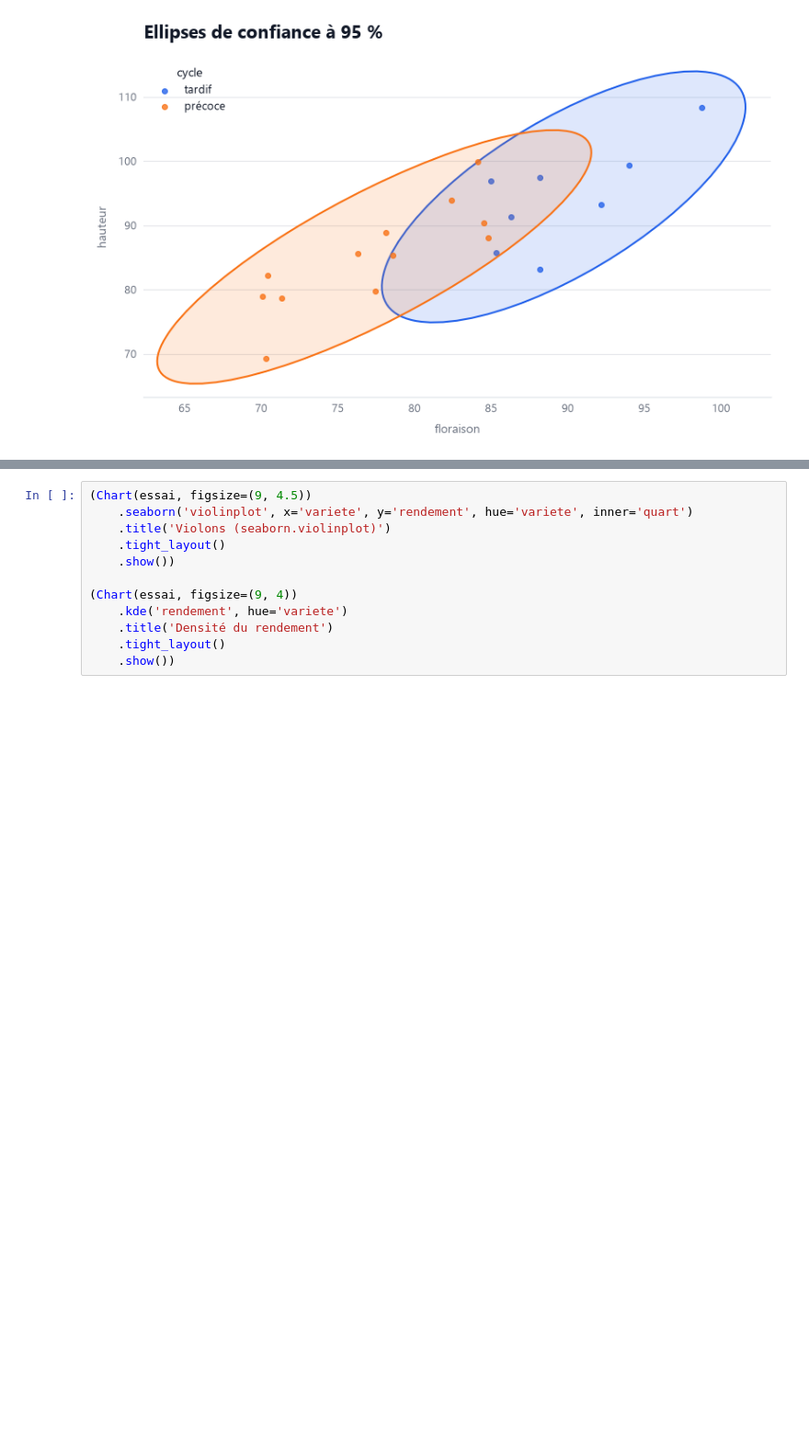
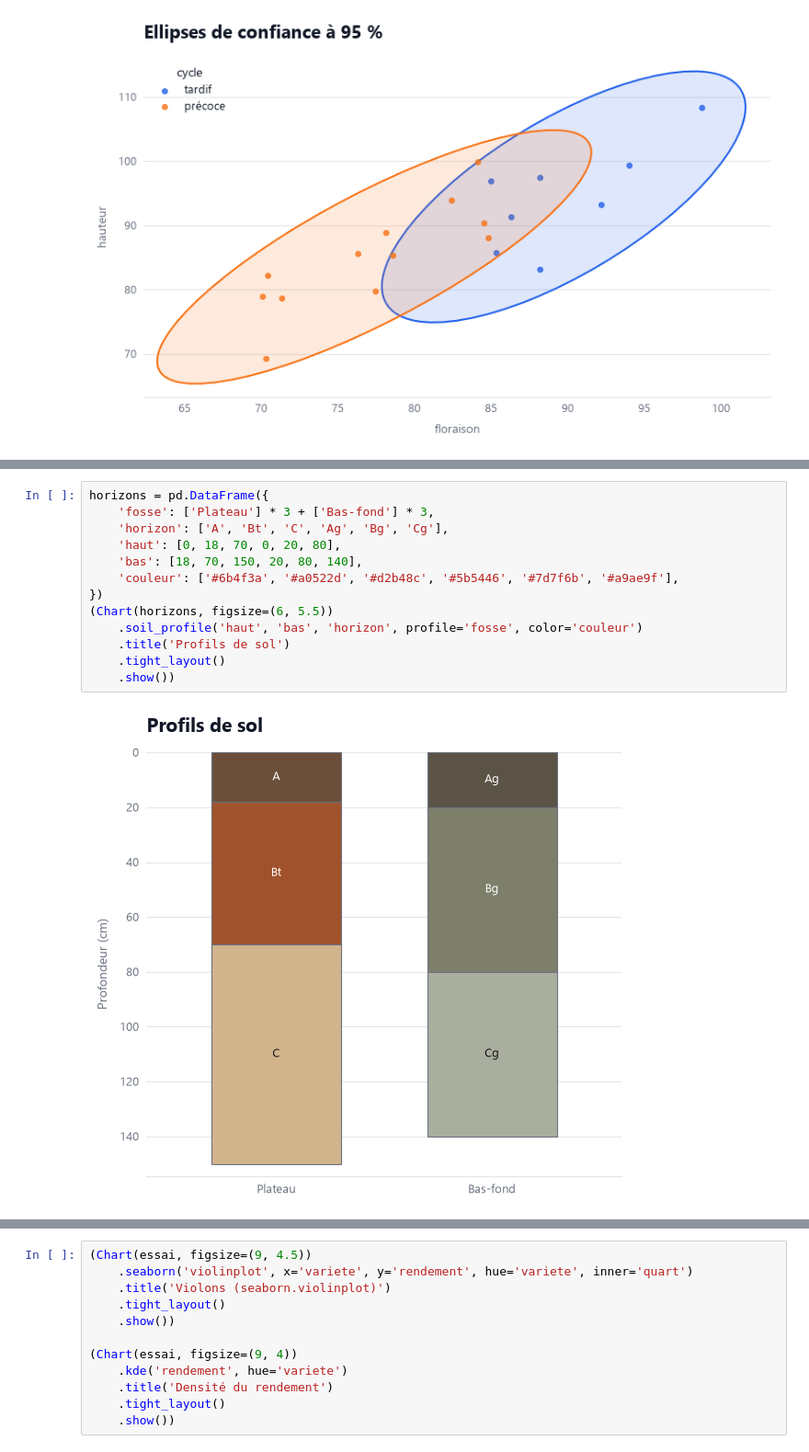
Before and after one commit to Mr-KAM/plutovizu, a Jupyter notebook: examples/demo.ipynb, the cells around one changed output, grey strips where cells are left out. Shown at 92% size. Saved outputs shown, nothing was run; the diff lists cells and outputs as text; blank space fills up the shorter version.

```diff
--- a/examples/demo.ipynb
+++ b/examples/demo.ipynb
@@ -448,0 +517,15 @@ reponse['rendement'] = (2 + 0.03 * reponse['azote'] - 0.00012 * reponse['azote']
+# %%
+horizons = pd.DataFrame({
+    'fosse': ['Plateau'] * 3 + ['Bas-fond'] * 3,
+    'horizon': ['A', 'Bt', 'C', 'Ag', 'Bg', 'Cg'],
+    'haut': [0, 18, 70, 0, 20, 80],
+    'bas': [18, 70, 150, 20, 80, 140],
+    'couleur': ['#6b4f3a', '#a0522d', '#d2b48c', '#5b5446', '#7d7f6b', '#a9ae9f'],
+})
+(Chart(horizons, figsize=(6, 5.5))
+    .soil_profile('haut', 'bas', 'horizon', profile='fosse', color='couleur')
+    .title('Profils de sol')
+    .tight_layout()
+    .show())
+# %% [output]
+[figure, added]
```
Also changed, not shown: parts of 14 cells of this notebook, 32 other files.
